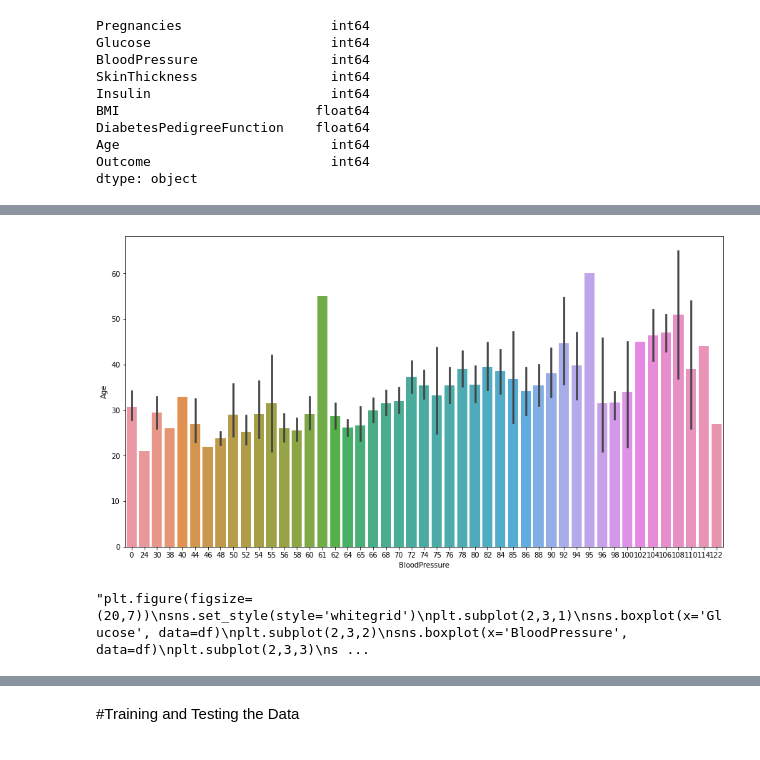
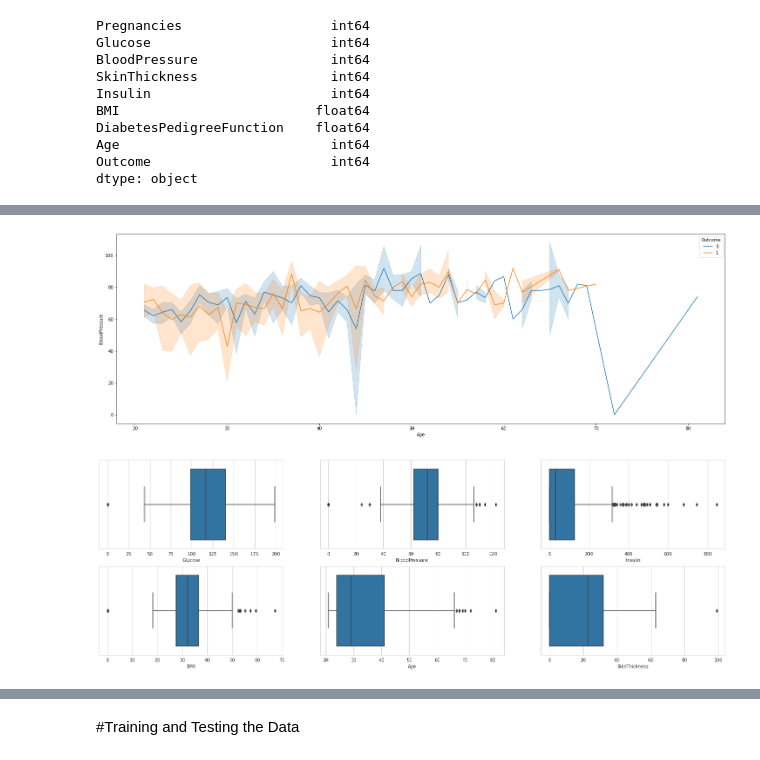
Before and after one commit to Kvaibhav1997/PIMA-Diabetes-Data, a Jupyter notebook: Diabetes.ipynb, the cells around one changed output, grey strips where cells are left out. Saved outputs shown, nothing was run; the diff lists cells and outputs as text; code cells hidden in the pictures.

```diff
--- a/Diabetes.ipynb
+++ b/Diabetes.ipynb
@@ -127,11 +130,11 @@ plt.show()
 # %%
-plt.figure(figsize=(15, 8))
-sns.barplot(x='BloodPressure', y='Age', data=df)
+plt.figure(figsize=(25, 8))
+sns.lineplot(y='BloodPressure', x='Age',hue='Outcome', data=df)
 plt.show()
 # %% [output]
-[figure, old version]
+[figure, new version]
 # %%
-'''plt.figure(figsize=(20,7))
+plt.figure(figsize=(25,8))
 sns.set_style(style='whitegrid')
 plt.subplot(2,3,1)
 sns.boxplot(x='Glucose', data=df)
@@ -145,7 +148,7 @@ plt.subplot(2,3,5)
 sns.boxplot(x='Age', data=df)
 plt.subplot(2,3,6)
 sns.boxplot(x='SkinThickness', data=df)
-plt.show()'''
+plt.show()
 # %% [output]
-"plt.figure(figsize=(20,7))\nsns.set_style(style='whitegrid')\nplt.subplot(2,3,1)\nsns.boxplot(x='Glucose', data=df)\nplt.subplot(2,3,2)\nsns.boxplot(x='BloodPressure', data=df)\nplt.subplot(2,3,3)\ns ...
+[figure, added]
 # %%
```
Also changed, not shown: parts of 53 cells of this notebook.
